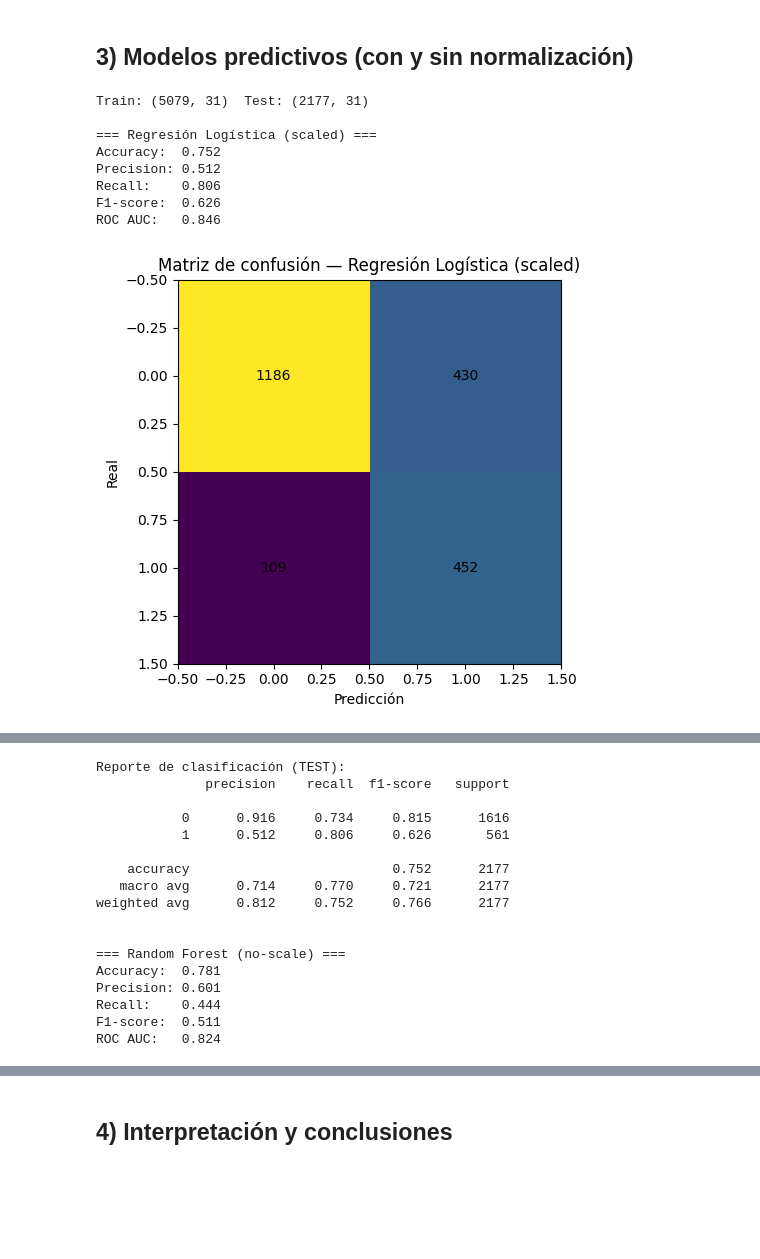
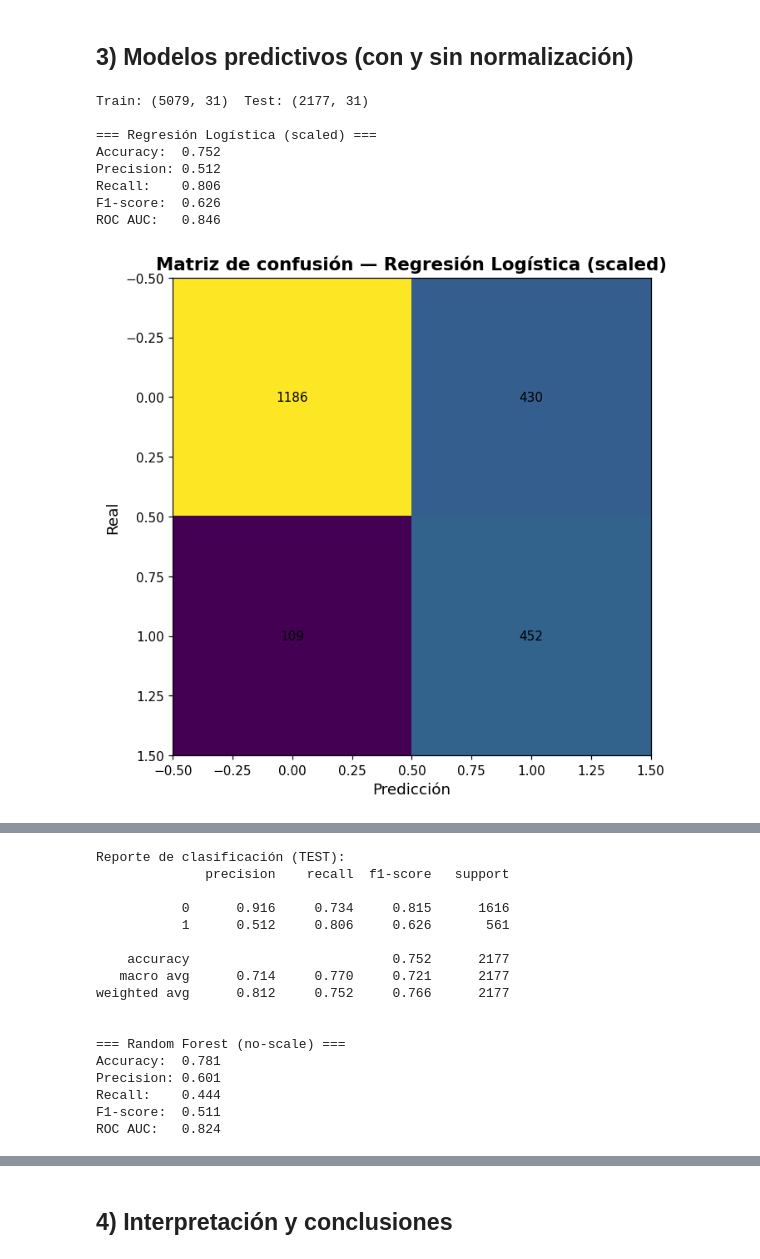
Before and after one commit to AriKth1230/Challenge-TelecomX, a Jupyter notebook: TelecomX_Parte2_ML.ipynb, the cells around one changed output, grey strips where cells are left out. Cells and saved outputs as stored; diff of their text form; code cells hidden in the pictures; blank space fills up the shorter version.

```diff
--- a/TelecomX_Parte2_ML.ipynb
+++ b/TelecomX_Parte2_ML.ipynb
@@ -286,33 +287,33 @@ def evaluar(model, Xtr, ytr, Xte, yte, name="modelo"):
     cm = confusion_matrix(yte, y_pred)
     fig, ax = plt.subplots()
     im = ax.imshow(cm)
     ax.set_title(f"Matriz de confusión — {name}")
     ax.set_xlabel("Predicción")
     ax.set_ylabel("Real")
     for (i, j), v in np.ndenumerate(cm):
         ax.text(j, i, str(v), ha='center', va='center')
-    plt.tight_layout()
+    # plt.tight_layout()  # desactivado (usamos constrained_layout)
     plt.show()
 
     # Curva ROC si hay proba
     if y_proba is not None:
         RocCurveDisplay.from_predictions(yte, y_proba, name=name)
         plt.title(f"ROC — {name}")
-        plt.tight_layout()
+        # plt.tight_layout()  # desactivado (usamos constrained_layout)
         plt.show()
 
     print("\nReporte de clasificación (TEST):")
     print(classification_report(yte, y_pred, digits=3))
 
 evaluar(logreg, X_train, y_train, X_test, y_test, name="Regresión Logística (scaled)")
 evaluar(rf,     X_train, y_train, X_test, y_test, name="Random Forest (no-scale)")
 # %% [output]
 Train: (5079, 31)  Test: (2177, 31)
 
 === Regresión Logística (scaled) ===
 Accuracy:  0.752
 Precision: 0.512
 Recall:    0.806
 F1-score:  0.626
 ROC AUC:   0.846
-[figure, old version]
+[figure, new version]
```
Also changed, not shown: parts of 4 cells of this notebook.
